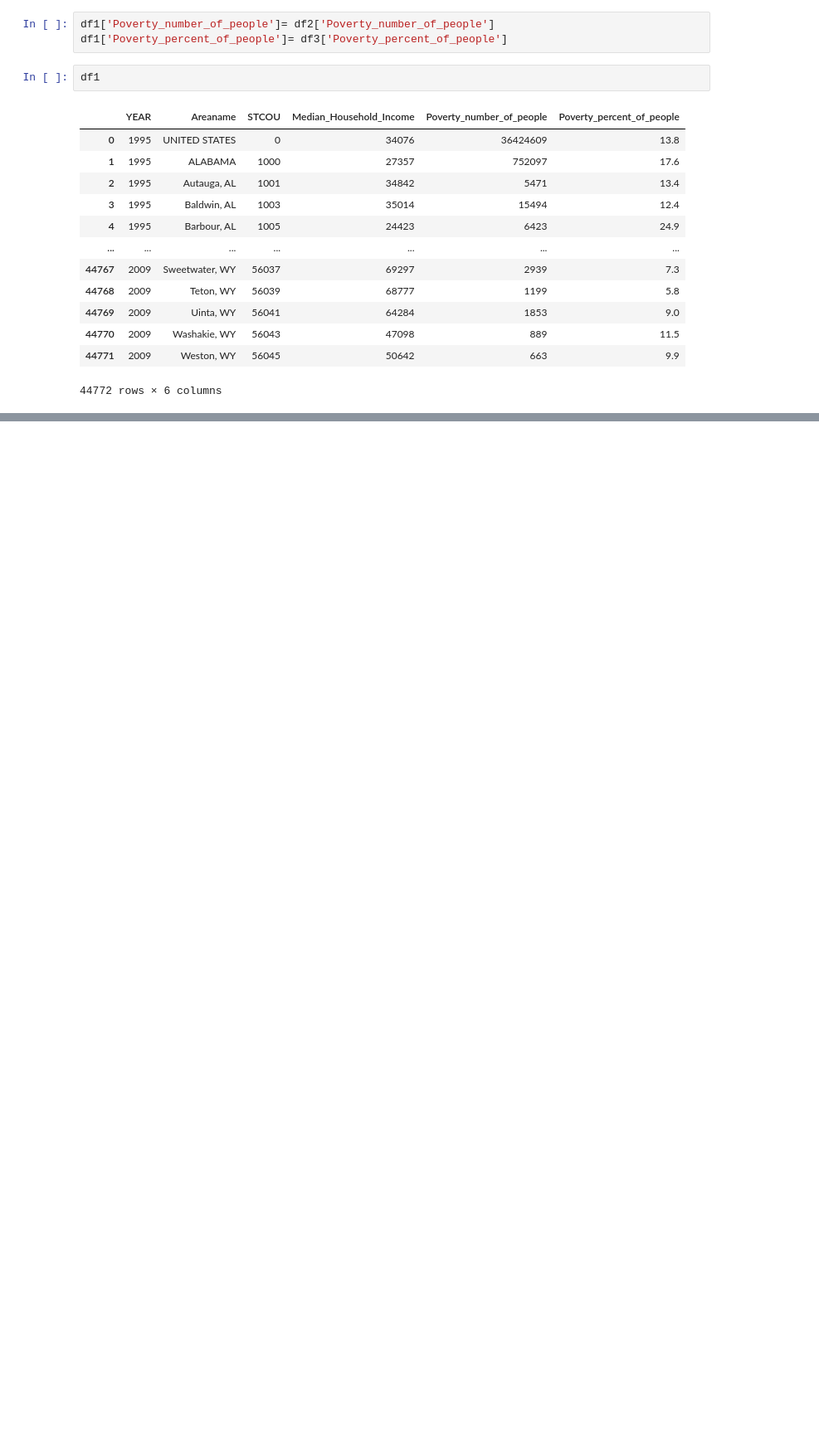
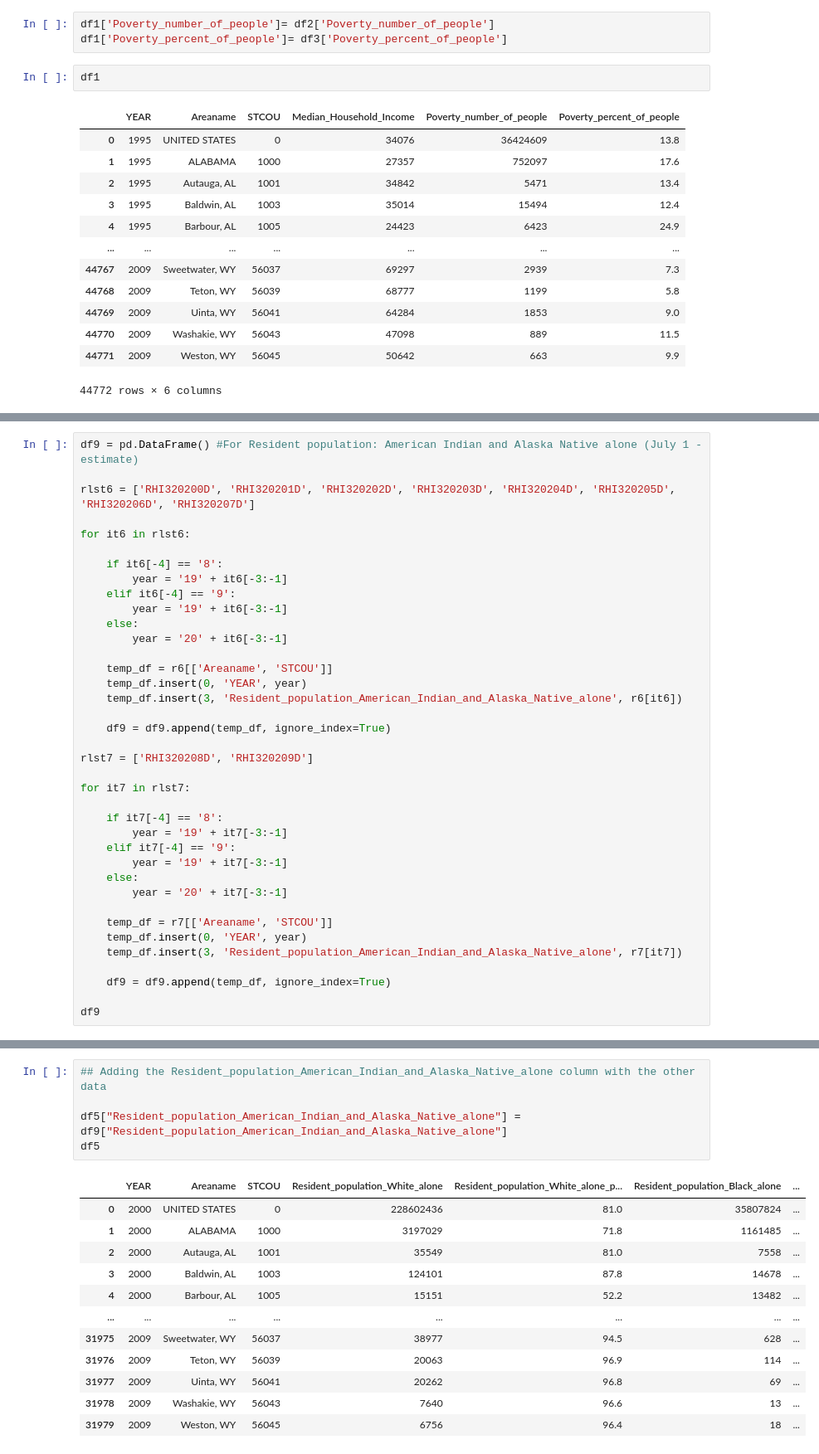
Before and after one commit to ncsa/CPRHD_WNV_GI, a Jupyter notebook: WNV-SocioEconomicFeatures-Vinu.ipynb, the cells around one changed output, grey strips where cells are left out. Shown at 83% size. Drawn from its saved outputs; the diff is of its cells as text; blank space fills up the shorter version.

```diff
--- a/WNV-SocioEconomicFeatures-Vinu.ipynb
+++ b/WNV-SocioEconomicFeatures-Vinu.ipynb
@@ -563,0 +1579,38 @@ cook_se.to_csv('cook_se.csv', index=False)
+# %%
+df9 = pd.DataFrame() #For Resident population: American Indian and Alaska Native alone (July 1 - estimate)
+
+rlst6 = ['RHI320200D', 'RHI320201D', 'RHI320202D', 'RHI320203D', 'RHI320204D', 'RHI320205D', 'RHI320206D', 'RHI320207D']
+
+for it6 in rlst6:
+
+    if it6[-4] == '8':
+        year = '19' + it6[-3:-1]
+    elif it6[-4] == '9':
+        year = '19' + it6[-3:-1]
+    else:
+        year = '20' + it6[-3:-1]
+
+    temp_df = r6[['Areaname', 'STCOU']]
+    temp_df.insert(0, 'YEAR', year)
+    temp_df.insert(3, 'Resident_population_American_Indian_and_Alaska_Native_alone', r6[it6])
+
+    df9 = df9.append(temp_df, ignore_index=True)
+
+rlst7 = ['RHI320208D', 'RHI320209D']
+
+for it7 in rlst7:
+
+    if it7[-4] == '8':
+        year = '19' + it7[-3:-1]
+    elif it7[-4] == '9':
+        year = '19' + it7[-3:-1]
+    else:
+        year = '20' + it7[-3:-1]
+
+    temp_df = r7[['Areaname', 'STCOU']]
+    temp_df.insert(0, 'YEAR', year)
+    temp_df.insert(3, 'Resident_population_American_Indian_and_Alaska_Native_alone', r7[it7])
+
+    df9 = df9.append(temp_df, ignore_index=True)
+
+df9
@@ -563,0 +1631,18 @@ cook_se.to_csv('cook_se.csv', index=False)
+# %%
+## Adding the Resident_population_American_Indian_and_Alaska_Native_alone column with the other data
+
+df5["Resident_population_American_Indian_and_Alaska_Native_alone"] = df9["Resident_population_American_Indian_and_Alaska_Native_alone"]
+df5
+# %% [output]
+|  | YEAR | Areaname | STCOU | Resident_population_White_alone | Resident_population_White_alone_p... | Resident_population_Black_alone | ... |
+| 0 | 2000 | UNITED STATES | 0 | 228602436 | 81.0 | 35807824 | ... |
+| 1 | 2000 | ALABAMA | 1000 | 3197029 | 71.8 | 1161485 | ... |
+| 2 | 2000 | Autauga, AL | 1001 | 35549 | 81.0 | 7558 | ... |
+| 3 | 2000 | Baldwin, AL | 1003 | 124101 | 87.8 | 14678 | ... |
+| 4 | 2000 | Barbour, AL | 1005 | 15151 | 52.2 | 13482 | ... |
+| ... | ... | ... | ... | ... | ... | ... | ... |
+| 31975 | 2009 | Sweetwater, WY | 56037 | 38977 | 94.5 | 628 | ... |
+| 31976 | 2009 | Teton, WY | 56039 | 20063 | 96.9 | 114 | ... |
+| 31977 | 2009 | Uinta, WY | 56041 | 20262 | 96.8 | 69 | ... |
+| 31978 | 2009 | Washakie, WY | 56043 | 7640 | 96.6 | 13 | ... |
+| 31979 | 2009 | Weston, WY | 56045 | 6756 | 96.4 | 18 | ... |
```
Also changed, not shown: parts of 74 cells of this notebook.
